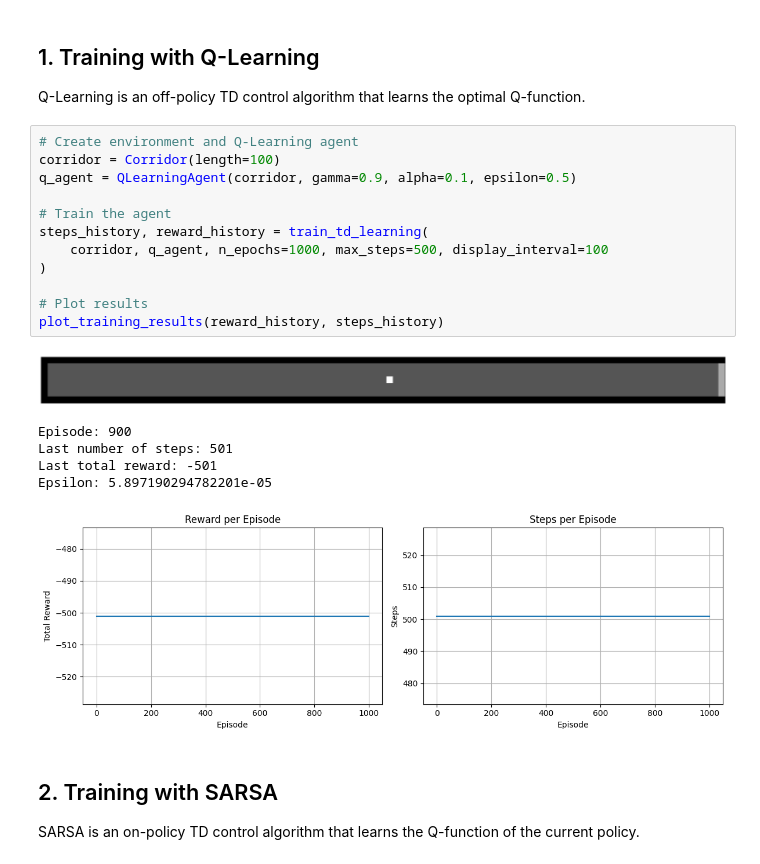
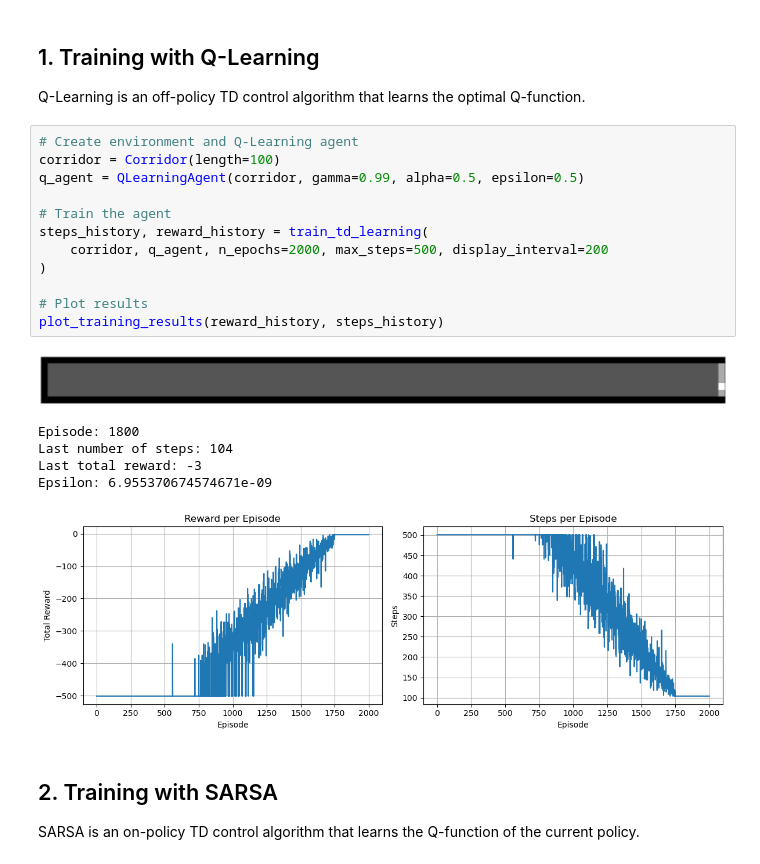
Before and after one commit to RobertoNeglia/Robot-in-a-Corridor, a Jupyter notebook: examples.ipynb, the cells around one changed output. Drawn from its saved outputs; the diff is of its cells as text.

```diff
--- a/examples.ipynb
+++ b/examples.ipynb
@@ -12,22 +12,22 @@ Q-Learning is an off-policy TD control algorithm that learns the optimal Q-funct
 # %%
 # Create environment and Q-Learning agent
 corridor = Corridor(length=100)
-q_agent = QLearningAgent(corridor, gamma=0.9, alpha=0.1, epsilon=0.5)
+q_agent = QLearningAgent(corridor, gamma=0.99, alpha=0.5, epsilon=0.5)
 
 # Train the agent
 steps_history, reward_history = train_td_learning(
-    corridor, q_agent, n_epochs=1000, max_steps=500, display_interval=100
+    corridor, q_agent, n_epochs=2000, max_steps=500, display_interval=200
 )
 
 # Plot results
 plot_training_results(reward_history, steps_history)
 # %% [output]
-[figure, old version]
+[figure, new version]
-Episode: 900
-Last number of steps: 501
-Last total reward: -501
-Epsilon: 5.897190294782201e-05
+Episode: 1800
+Last number of steps: 104
+Last total reward: -3
+Epsilon: 6.955370674574671e-09
-[figure, old version]
+[figure, new version]
 # %% [markdown]
 ## 2. Training with SARSA
 
```
Also changed, not shown: parts of 8 cells of this notebook, 7 other files.
